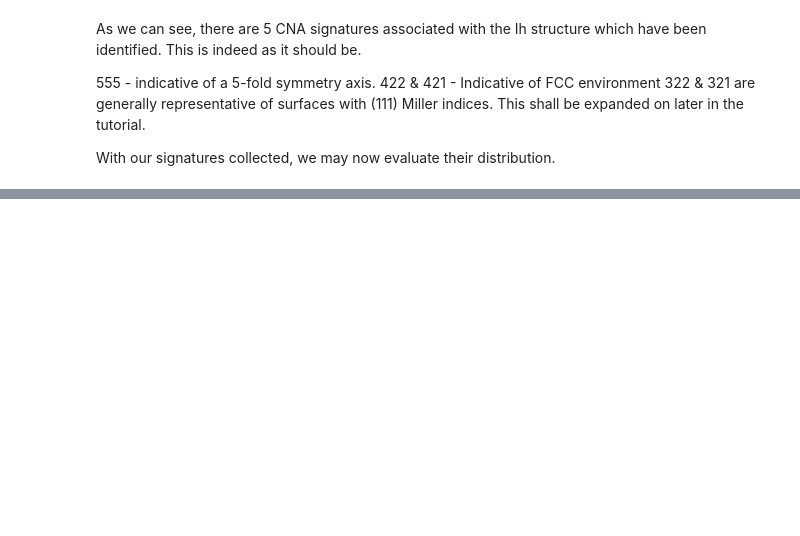
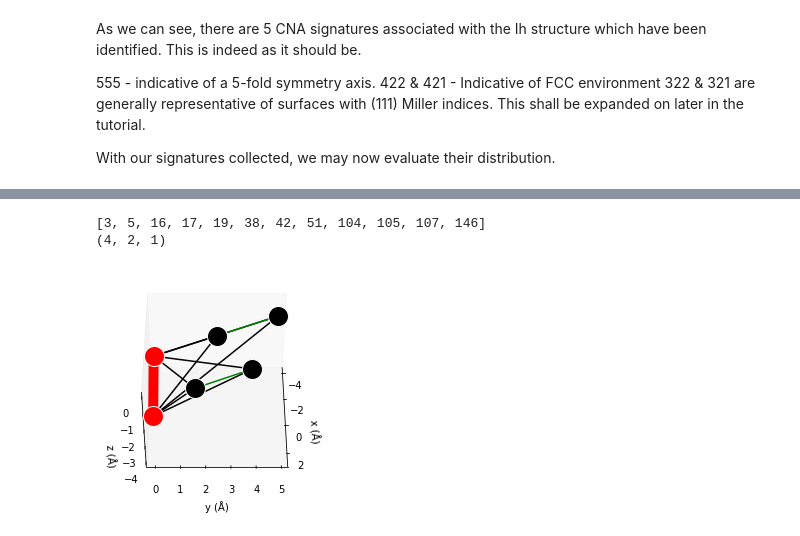
Before and after one commit to JonesRobM/Sapphire, a Jupyter notebook: main/Sapphire/Tutorials/CNA/Tutorial.ipynb, the cells around one changed output, grey strips where cells are left out. Drawn from its saved outputs; the diff is of its cells as text; code cells hidden in the pictures; blank space fills up the shorter version.

```diff
--- a/main/Sapphire/Tutorials/CNA/Tutorial.ipynb
+++ b/main/Sapphire/Tutorials/CNA/Tutorial.ipynb
@@ -76,0 +196,15 @@ plt.ylabel('Counts')
+# %%
+cna = CNA(adj = adj)
+cna_421 = cna
+cna_421.NN(41)
+print(cna_421.neigh)
+r = cna_421.R(41,51)
+s = cna_421.S()
+t = cna_421.T()
+print(tuple((r,s,t)))
+a,b,c,d = plotting_tool(cna_421,au,0,1)
+sig_plot(a,b,c,d,45,0)
+# %% [output]
+[3, 5, 16, 17, 19, 38, 42, 51, 104, 105, 107, 146]
+(4, 2, 1)
+[figure, added]
```
Also changed, not shown: parts of 11 cells of this notebook, 2 other files.
